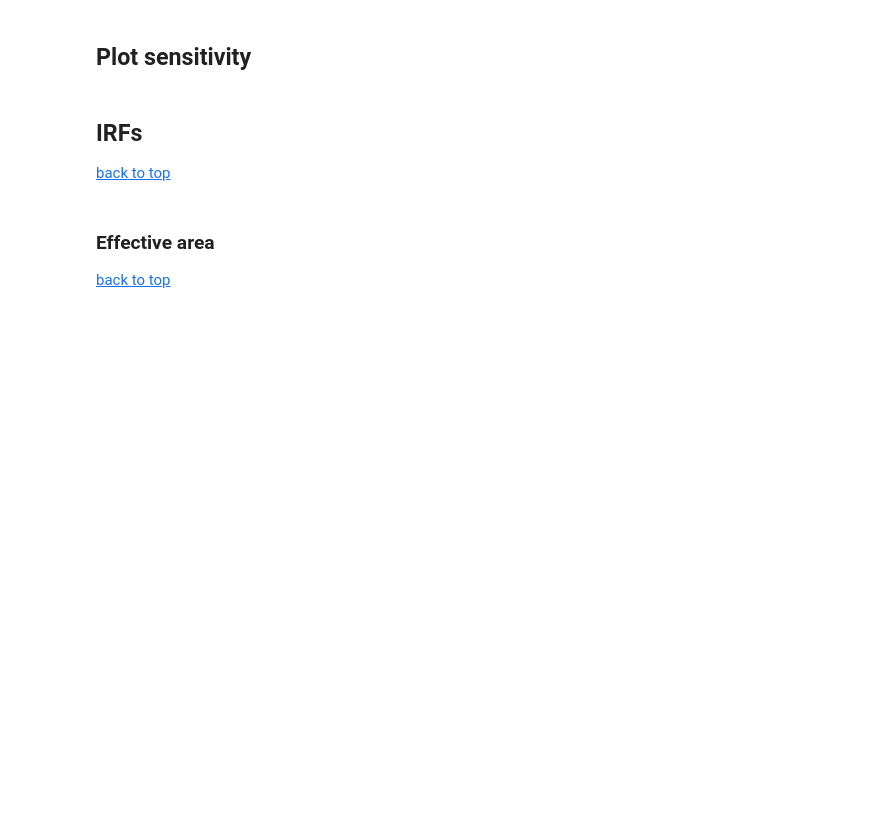
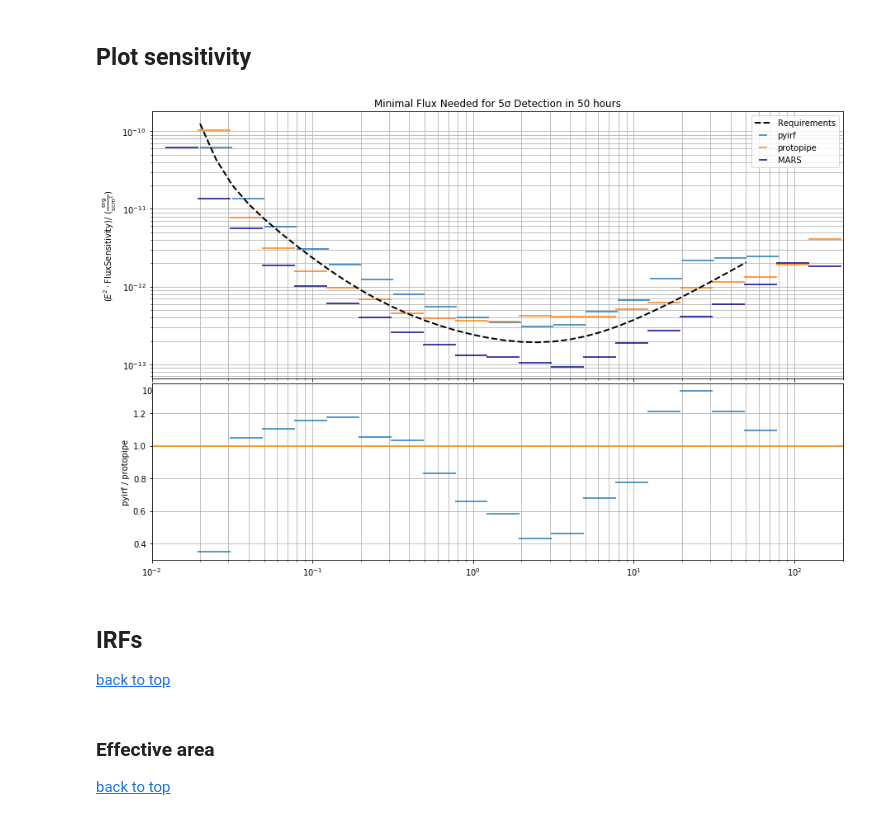
Before and after one commit to gaia-verna/protopipe, a Jupyter notebook: benchmarks/DL3/benchmarks_DL3_IRFs_and_sensitivity_pyirf.ipynb, the cells around one changed output. Cells and saved outputs as stored; diff of their text form; code cells hidden in the pictures; blank space fills up the shorter version.

```diff
--- a/benchmarks/DL3/benchmarks_DL3_IRFs_and_sensitivity_pyirf.ipynb
+++ b/benchmarks/DL3/benchmarks_DL3_IRFs_and_sensitivity_pyirf.ipynb
@@ -77,8 +85,8 @@ def get_performance(filename):
         bkg = Table.read(hdulist["BACKGROUND"])
         psf = Table.read(hdulist["POINT SPREAD FUNCTION"])
         sens = Table.read(hdulist["SENSITIVITY"])
-        edisp = EnergyDispersion2D.read(filename, hdu="ENERGY DISPERSION")
-        rmf = edisp.to_energy_dispersion(offset=0.5 * u.deg)  # Projection of migration matrix, dummy angle...
+        #edisp = EnergyDispersion2D.read(filename, hdu="ENERGY DISPERSION")
+        #rmf = edisp.to_energy_dispersion(offset=0.5 * u.deg)  # Projection of migration matrix, dummy angle...
 
         try:  # Collection area without score/angular cut
             aeff_no_cuts = Table.read(hdulist["SPECRESP (NO CUTS)"])
@@ -92,7 +100,8 @@ def get_performance(filename):
             pass
 
     # Collection area without score/angular cut, that will be used to contain the IRF
-    perf = dict(aeff= aeff, bkg= bkg, psf= psf, rmf=rmf, sens=sens, edisp=edisp)
+    # perf = dict(aeff= aeff, bkg= bkg, psf= psf, rmf=rmf, sens=sens, edisp=edisp)
+    perf = dict(aeff= aeff, bkg= bkg, psf= psf, sens=sens)
 
     try:
         perf['aeff_no_cuts'] = aeff_no_cuts
@@ -391,7 +418,7 @@ None # to remove clutter by mpl objects
 # %%
 # pyirf sensitivity
 # [1:-1] removes under/overflow bins
-sensitivity = QTable.read(file, hdu='SENSITIVITY')[1:-1]
+sensitivity = QTable.read(file_pyirf, hdu='SENSITIVITY')[1:-1]
 
 # make it print nice
 sensitivity['reco_energy_low'].info.format = '.3g'
@@ -408,14 +487,20 @@ sensitivity
 # %% [markdown]
 ## Plot sensitivity
 # %%
-a= plt.figure(figsize=(12,8))
-ax= a.add_axes([0.1,0.1,0.8,0.8])
+#a= plt.figure(figsize=(12,8))
+#ax= a.add_axes([0.1,0.1,0.8,0.8])
 
-# protopipe sensitivity
-e = sensitivity['reco_energy_center']
-s = (e**2 * sensitivity['flux_sensitivity'])
-w = (sensitivity['reco_energy_high'] - sensitivity['reco_energy_low'])
-plt.errorbar(
+fig = plt.figure(figsize=(15,10))
+gs = gridspec.GridSpec(5, 1, hspace=0.05)
+ax_sens = plt.subplot(gs[:-2, :])
+ax_ratio = plt.subplot(gs[-2:, :])
+
+# pyirf sensitivity
+unit = u.Unit('erg cm-2 s-1')
+e = sensitivity['reco_energy_center'][1:]
+s = (e**2 * sensitivity['flux_sensitivity'][1:])
+w = (sensitivity['reco_energy_high'] - sensitivity['reco_energy_low'])[1:]
+ax_sens.errorbar(
     e.to_value(u.TeV),
     s.to_value(unit),
     xerr=w.to_value(u.TeV) / 2,
@@ -423,52 +508,68 @@ plt.errorbar(
     label='pyirf'
 )
 
-# pyirf sensitivity
-unit = u.Unit('erg cm-2 s-1')
-e = np.sqrt(perf['sens']['ENERG_LO'] * perf['sens']['ENERG_HI'])
-s = perf['sens']['SENSITIVITY']
-w = (perf['sens']['ENERG_HI'] - perf['sens']['ENERG_LO'])
-plt.errorbar(
+# protopipe sensitivity
+e = np.sqrt(perf_protopipe['sens']['ENERG_LO'] * perf_protopipe['sens']['ENERG_HI'])
+s = perf_protopipe['sens']['SENSITIVITY']
+w = (perf_protopipe['sens']['ENERG_HI'] - perf_protopipe['sens']['ENERG_LO'])
+ax_sens.errorbar(
     e,
     s,
     xerr=w / 2,
     ls='',
     label='protopipe'
 )
 
 # Requirements
-plt.plot(requirements['SENSITIVITY']['ENERGY'],
+ax_sens.plot(requirements['SENSITIVITY']['ENERGY'],
          requirements['SENSITIVITY']['SENSITIVITY'],
          color='black',
          ls='--',
          lw=2,
          label='Requirements')
 
 # MARS
 e_low = perf_mars_fullarray['50h']['sens']['ENERG_LO']
 e_high = perf_mars_fullarray['50h']['sens']['ENERG_HI']
 e = np.sqrt(e_low * e_high)
 s = perf_mars_fullarray['50h']['sens']['SENSITIVITY']
 w = (e_high - e_low)
-plt.errorbar(
+ax_sens.errorbar(
     e,
     s,
     xerr=w / 2,
     ls='',
     color='DarkBlue',
     label='MARS'
 )
 
 # Style settings
-plt.title('Minimal Flux Needed for 5σ Detection in 50 hours')
-plt.xscale("log")
-plt.yscale("log")
-plt.ylabel(rf"$(E^2 \cdot \mathrm{{Flux Sensitivity}}) /$ ({unit.to_string('latex')})")
+ax_sens.set_title('Minimal Flux Needed for 5σ Detection in 50 hours')
+ax_sens.set_xscale("log")
+ax_sens.set_yscale("log")
+ax_sens.set_xlim(0.01,200)
+ax_sens.set_ylabel(rf"$(E^2 \cdot \mathrm{{Flux Sensitivity}}) /$ ({unit.to_string('latex')})")
 
-plt.grid(which="both")
-plt.legend()
+ax_sens.grid(which="both")
+ax_sens.legend()
+
+
+ratio = np.divide((e[1:]**2 * sensitivity['flux_sensitivity'][1:].value),perf_protopipe['sens']['SENSITIVITY'])
+ax_ratio.errorbar(
+    e[1:],
+    ratio,
+    xerr=w[1:] / 2,
+    ls=''
+)
+ax_ratio.axhline(1,color='DarkOrange')
+ax_ratio.set_xscale("log")
+ax_ratio.set_xlim(0.01,200)
+ax_ratio.grid(which="both")
+ax_ratio.set_ylabel("pyirf / protopipe")
 
 None # to remove clutter by mpl objects
+# %% [output]
+[figure, added]
 # %% [markdown]
 ## IRFs
 [back to top](#Table-of-contents)
```
Also changed, not shown: parts of 21 cells of this notebook, 23 other files.
